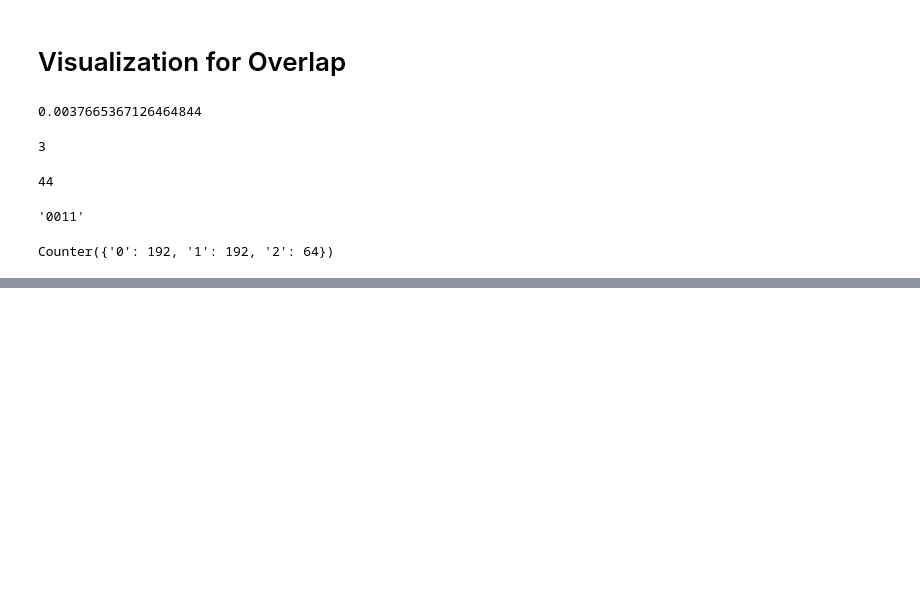
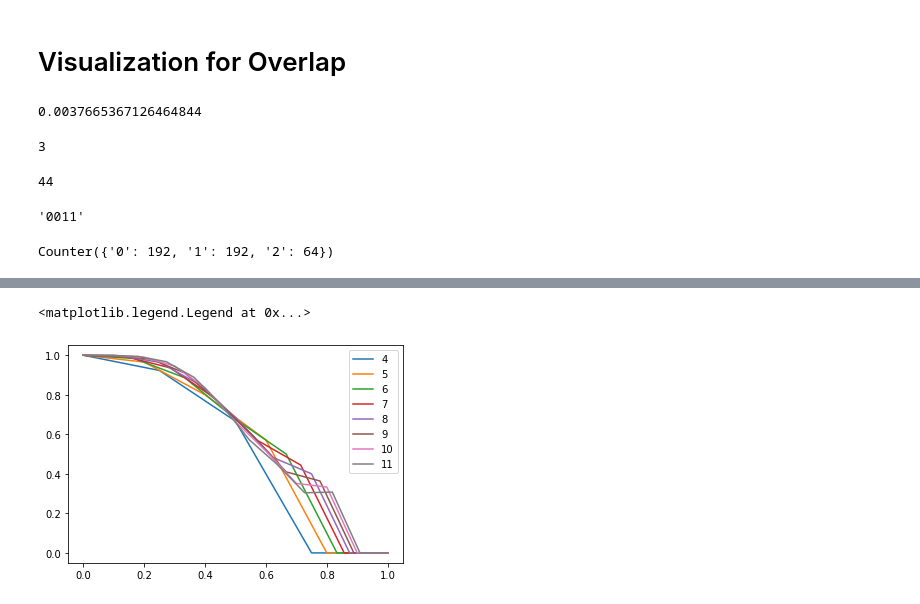
Before and after one commit to bdanubius/RGNets, a Jupyter notebook: NetworkStatistics.ipynb, the cells around one changed output, grey strips where cells are left out. Drawn from its saved outputs; the diff is of its cells as text; code cells hidden in the pictures; blank space fills up the shorter version.

```diff
--- a/NetworkStatistics.ipynb
+++ b/NetworkStatistics.ipynb
@@ -1284,0 +1270,11 @@ nx.write_edgelist(G,'/content/gdrive/My Drive/Overlap.csv')
+# %%
+for k, v in Clustering_Meta.items():
+  if k > 3:
+    plt.plot(1-np.array(range(len(v)))/k,v,label = k)
+
+plt.legend()
+plt.xlabel("o/b")
+plt.ylabel("Average Clustering")
+# %% [output]
+<matplotlib.legend.Legend at 0x...>
+[figure, added]
```
Also changed, not shown: parts of 19 cells of this notebook, 1 other file.
